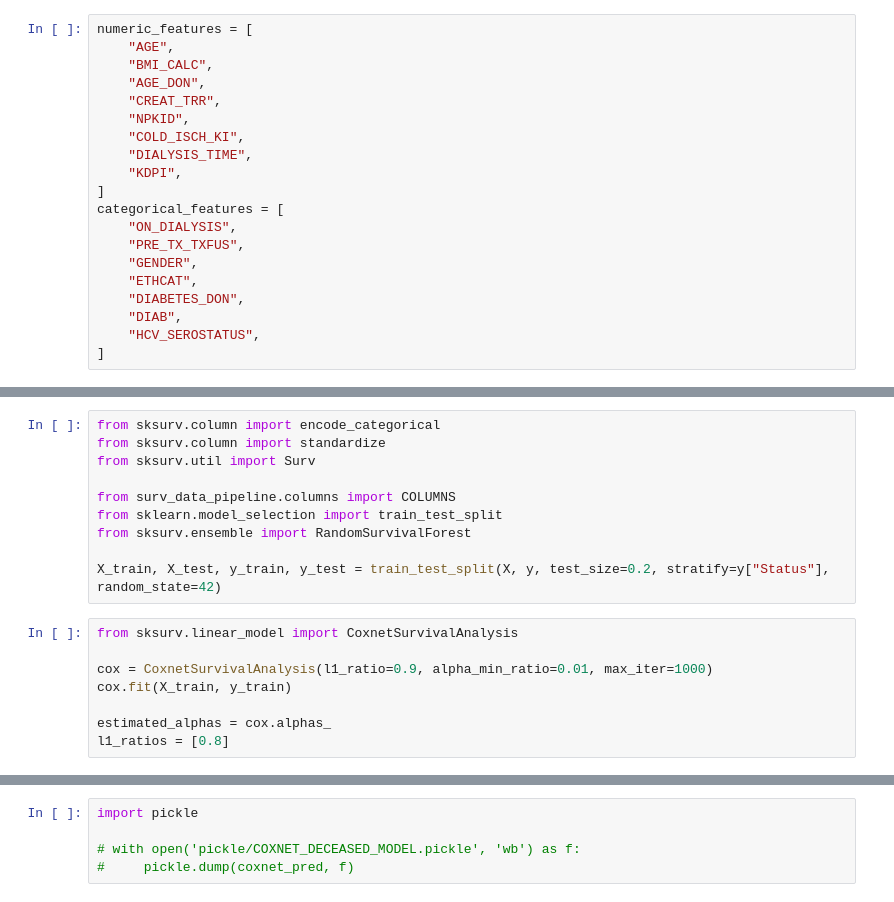
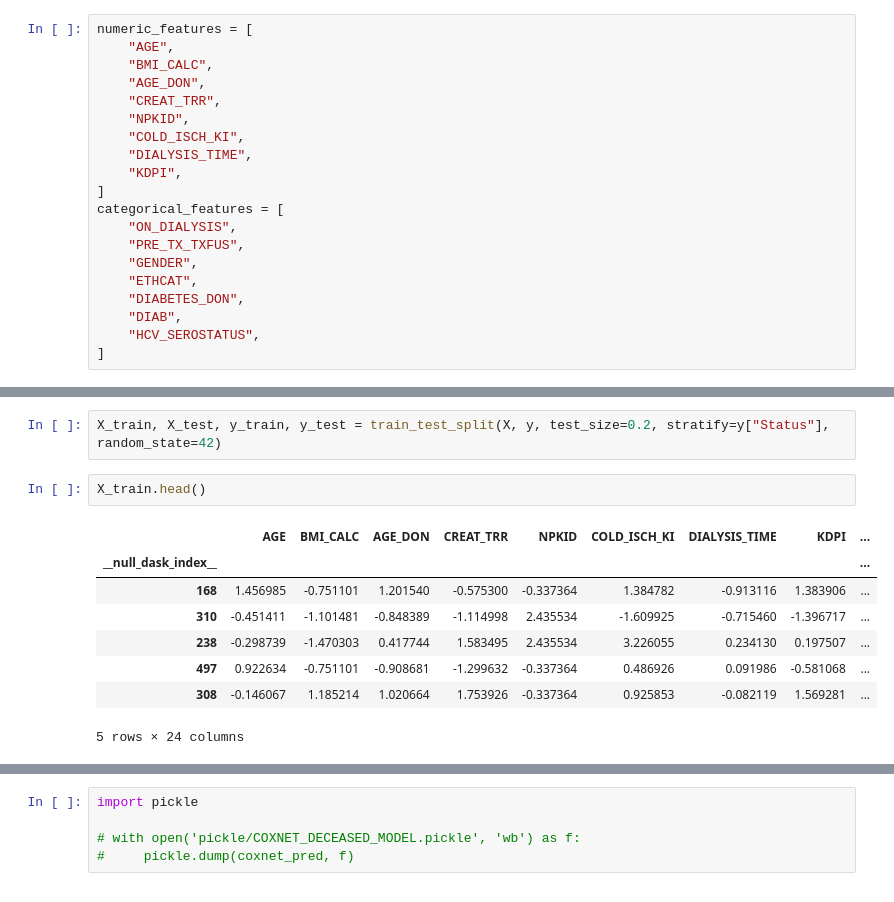
Before and after one commit to krllstdn/BachelorProject, a Jupyter notebook: Code/coxnet_deceased.ipynb, the cells around one changed output, grey strips where cells are left out. Saved outputs shown, nothing was run; the diff lists cells and outputs as text.

```diff
--- a/Code/coxnet_deceased.ipynb
+++ b/Code/coxnet_deceased.ipynb
@@ -110,19 +89,14 @@ with open('pickle/trained_pipeline.pkl', 'wb') as file:
 # %%
-from sksurv.column import encode_categorical
-from sksurv.column import standardize
-from sksurv.util import Surv
-
-from surv_data_pipeline.columns import COLUMNS
-from sklearn.model_selection import train_test_split
-from sksurv.ensemble import RandomSurvivalForest
-
 X_train, X_test, y_train, y_test = train_test_split(X, y, test_size=0.2, stratify=y["Status"], random_state=42)
-# %%
-from sksurv.linear_model import CoxnetSurvivalAnalysis
-
-cox = CoxnetSurvivalAnalysis(l1_ratio=0.9, alpha_min_ratio=0.01, max_iter=1000)
-cox.fit(X_train, y_train)
-
-estimated_alphas = cox.alphas_
-l1_ratios = [0.8]
+# %%
+X_train.head()
+# %% [output]
+|  | AGE | BMI_CALC | AGE_DON | CREAT_TRR | NPKID | COLD_ISCH_KI | DIALYSIS_TIME | KDPI | ... |
+| __null_dask_index__ |  |  |  |  |  |  |  |  | ... |
+| 168 | 1.456985 | -0.751101 | 1.201540 | -0.575300 | -0.337364 | 1.384782 | -0.913116 | 1.383906 | ... |
+| 310 | -0.451411 | -1.101481 | -0.848389 | -1.114998 | 2.435534 | -1.609925 | -0.715460 | -1.396717 | ... |
+| 238 | -0.298739 | -1.470303 | 0.417744 | 1.583495 | 2.435534 | 3.226055 | 0.234130 | 0.197507 | ... |
+| 497 | 0.922634 | -0.751101 | -0.908681 | -1.299632 | -0.337364 | 0.486926 | 0.091986 | -0.581068 | ... |
+| 308 | -0.146067 | 1.185214 | 1.020664 | 1.753926 | -0.337364 | 0.925853 | -0.082119 | 1.569281 | ... |
+5 rows × 24 columns
 # %%
```
Also changed, not shown: parts of 16 cells of this notebook, 1 other file.
